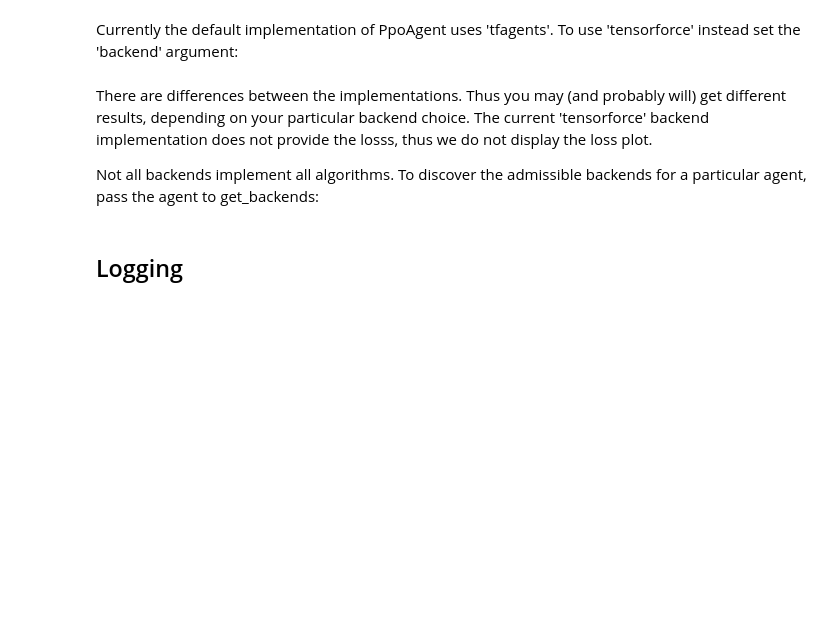
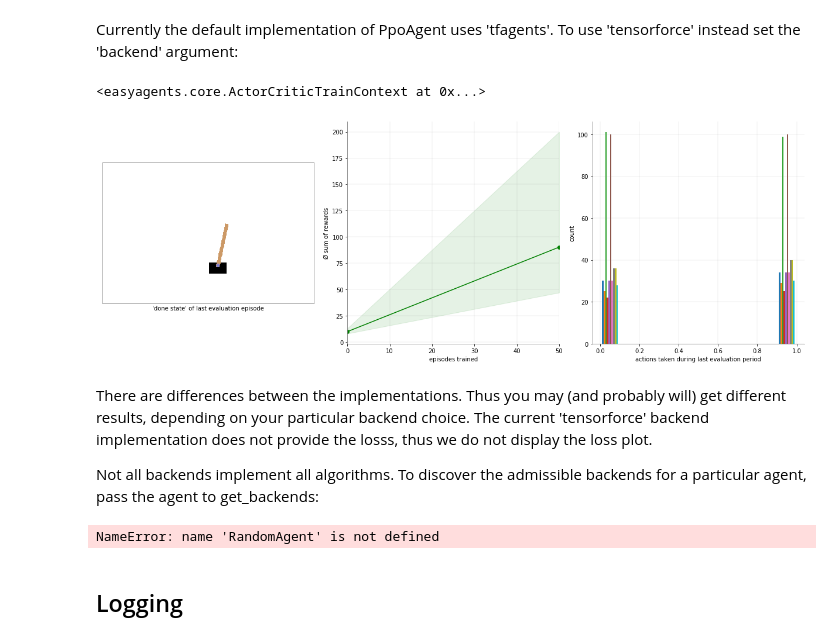
Before and after one commit to christianhidber/easyagents, a Jupyter notebook: jupyter_notebooks/easyagents_orso.ipynb, the cells around one changed output. Saved outputs shown, nothing was run; the diff lists cells and outputs as text; code cells hidden in the pictures; blank space fills up the shorter version.

```diff
--- a/jupyter_notebooks/easyagents_orso.ipynb
+++ b/jupyter_notebooks/easyagents_orso.ipynb
@@ -495,9 +500,13 @@ To use 'tensorforce' instead set the 'backend' argument:
 from easyagents.agents import PpoAgent
 from easyagents.callbacks import plot
 # %%
+easyagents.callbacks.plot.on_train_end_clear_jupyter_display=True
 ppoAgent = PpoAgent( 'CartPole-v0', backend='tensorforce')
 
-ppoAgent.train([plot.State(), plot.Rewards(),plot.Actions()], num_iterations = 50 )
+ppoAgent.train([plot.State(), plot.Rewards(),plot.Actions()], num_iterations = 5 )
+# %% [output]
+<easyagents.core.ActorCriticTrainContext at 0x...>
+[figure, added]
 # %% [markdown]
 There are differences between the implementations.
 Thus you may (and probably will) get different results, depending on your particular backend choice.
@@ -508,6 +517,8 @@ Not all backends implement all algorithms. To discover the admissible backends f
 pass the agent to get_backends:
 # %%
 easyagents.agents.get_backends(RandomAgent)
+# %% [output]
+NameError: name 'RandomAgent' is not defined
 # %% [markdown]
 ## Logging
 # %%
```
Also changed, not shown: parts of 10 cells of this notebook, 18 other files.
